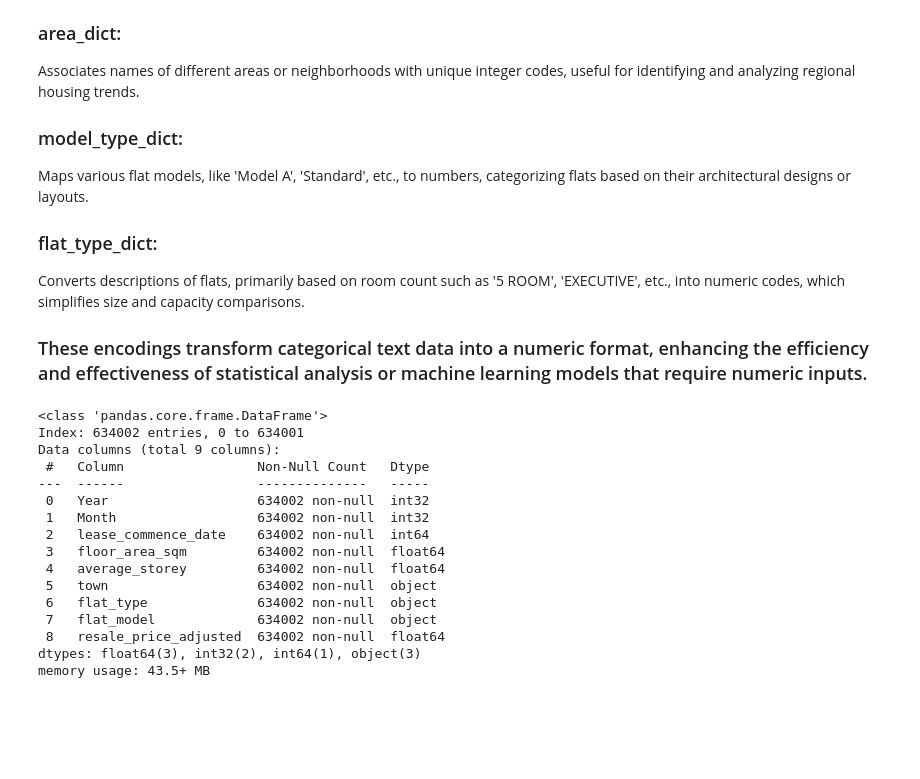
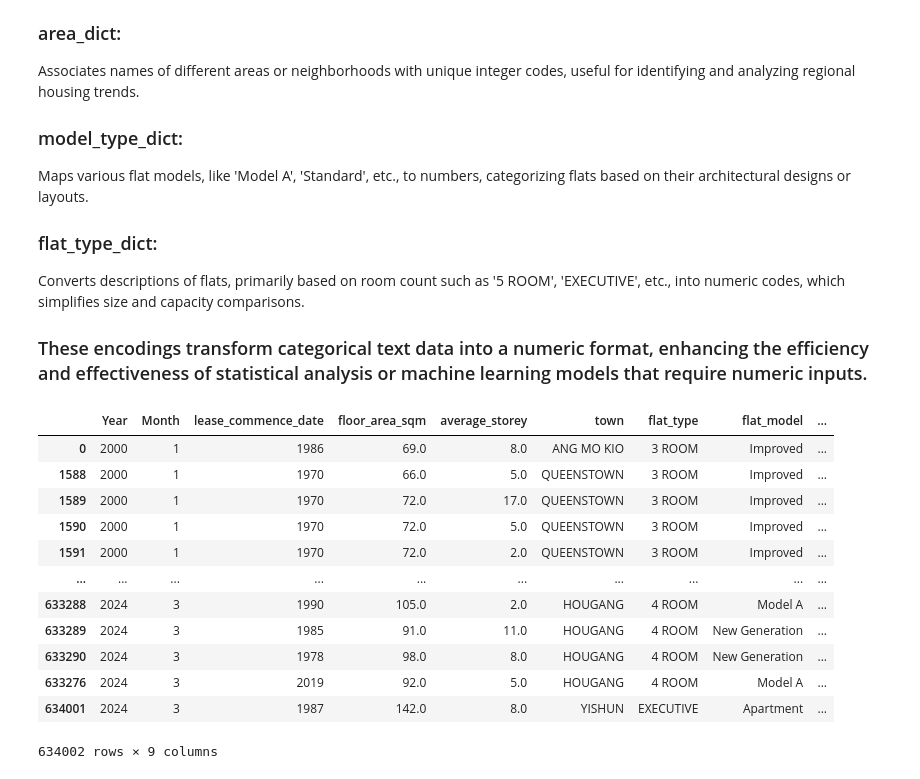
Before and after one commit to KuroInit/HDB-Resale-Price-Predict, a Jupyter notebook: data_prep.ipynb, the cells around one changed output. Drawn from its saved outputs; the diff is of its cells as text; code cells hidden in the pictures; blank space fills up the shorter version.

```diff
--- a/data_prep.ipynb
+++ b/data_prep.ipynb
@@ -294,26 +196,22 @@ Maps various flat models, like 'Model A', 'Standard', etc., to numbers, categori
  Converts descriptions of flats, primarily based on room count such as '5 ROOM', 'EXECUTIVE', etc., into numeric codes, which simplifies size and capacity comparisons.
 
 ### These encodings transform categorical text data into a numeric format, enhancing the efficiency and effectiveness of statistical analysis or machine learning models that require numeric inputs.
-# %%
-merged_data = merged_data.drop(columns = ['date'])
-merged_data.info()
-# %% [output]
-<class 'pandas.core.frame.DataFrame'>
-Index: 634002 entries, 0 to 634001
-Data columns (total 9 columns):
- #   Column                 Non-Null Count   Dtype
----  ------                 --------------   -----
- 0   Year                   634002 non-null  int32
- 1   Month                  634002 non-null  int32
- 2   lease_commence_date    634002 non-null  int64
- 3   floor_area_sqm         634002 non-null  float64
- 4   average_storey         634002 non-null  float64
- 5   town                   634002 non-null  object
- 6   flat_type              634002 non-null  object
- 7   flat_model             634002 non-null  object
- 8   resale_price_adjusted  634002 non-null  float64
-dtypes: float64(3), int32(2), int64(1), object(3)
-memory usage: 43.5+ MB
+# %%
+merged_data
+# %% [output]
+|  | Year | Month | lease_commence_date | floor_area_sqm | average_storey | town | flat_type | flat_model | ... |
+| 0 | 2000 | 1 | 1986 | 69.0 | 8.0 | ANG MO KIO | 3 ROOM | Improved | ... |
+| 1588 | 2000 | 1 | 1970 | 66.0 | 5.0 | QUEENSTOWN | 3 ROOM | Improved | ... |
+| 1589 | 2000 | 1 | 1970 | 72.0 | 17.0 | QUEENSTOWN | 3 ROOM | Improved | ... |
+| 1590 | 2000 | 1 | 1970 | 72.0 | 5.0 | QUEENSTOWN | 3 ROOM | Improved | ... |
+| 1591 | 2000 | 1 | 1970 | 72.0 | 2.0 | QUEENSTOWN | 3 ROOM | Improved | ... |
+| ... | ... | ... | ... | ... | ... | ... | ... | ... | ... |
+| 633288 | 2024 | 3 | 1990 | 105.0 | 2.0 | HOUGANG | 4 ROOM | Model A | ... |
+| 633289 | 2024 | 3 | 1985 | 91.0 | 11.0 | HOUGANG | 4 ROOM | New Generation | ... |
+| 633290 | 2024 | 3 | 1978 | 98.0 | 8.0 | HOUGANG | 4 ROOM | New Generation | ... |
+| 633276 | 2024 | 3 | 2019 | 92.0 | 5.0 | HOUGANG | 4 ROOM | Model A | ... |
+| 634001 | 2024 | 3 | 1987 | 142.0 | 8.0 | YISHUN | EXECUTIVE | Apartment | ... |
+634002 rows × 9 columns
 # %%
 encoding_mappings = {}
 
```
Also changed, not shown: parts of 20 cells of this notebook, 2 other files.
